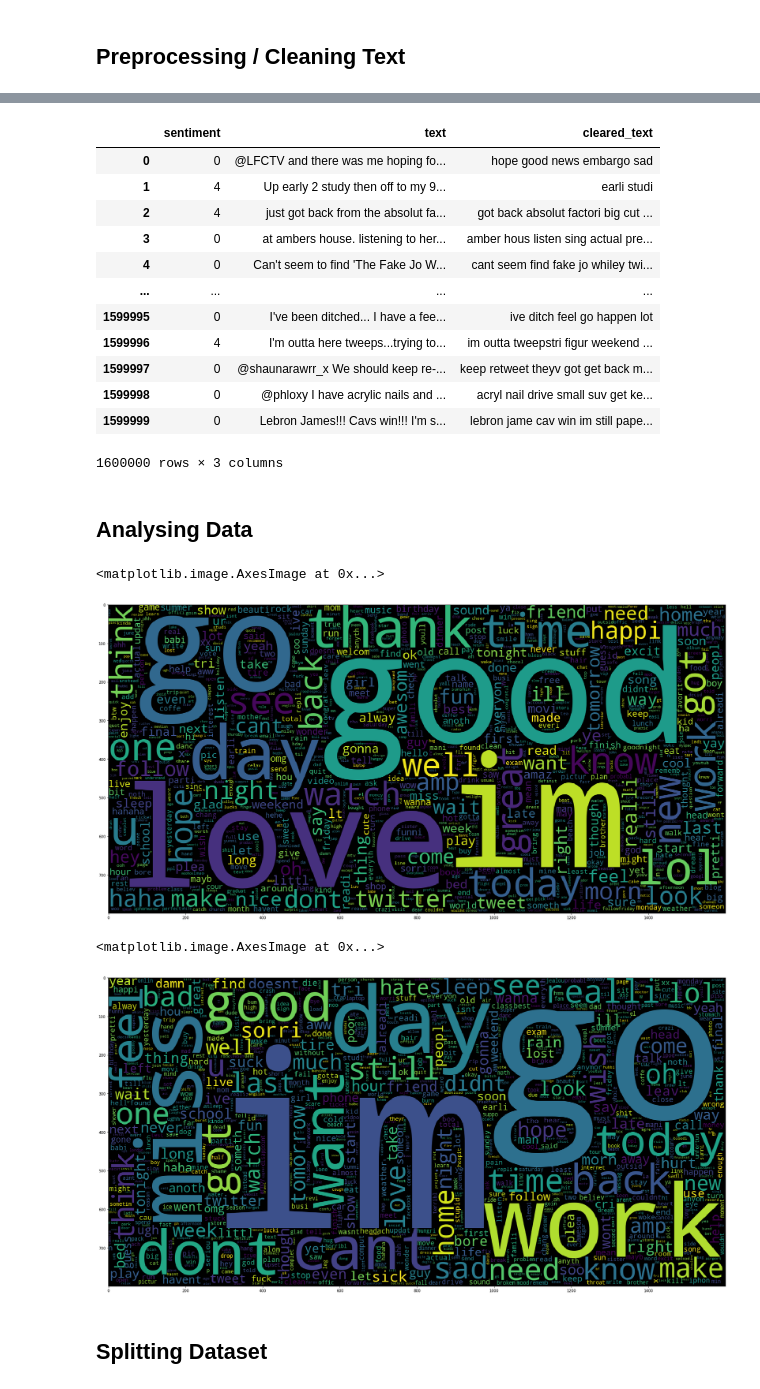
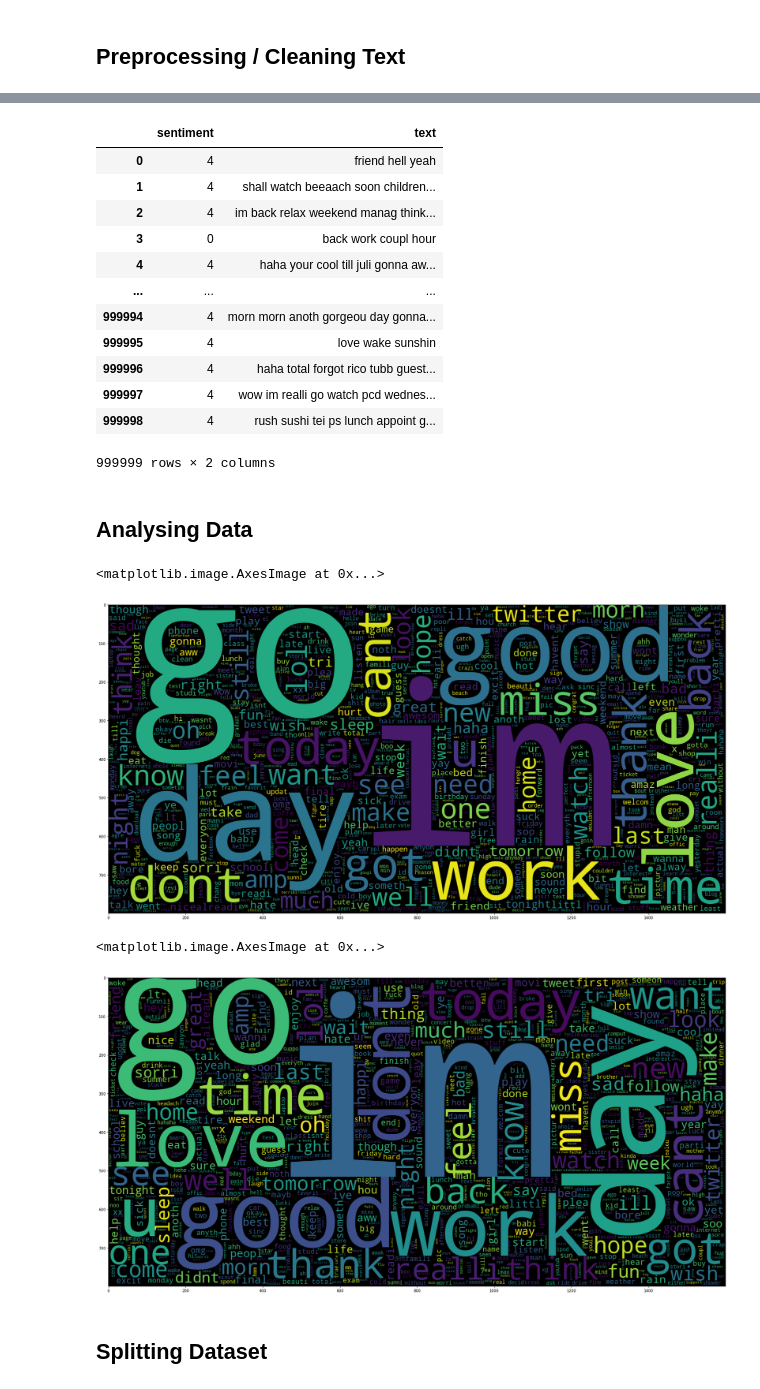
Before and after one commit to alok2244/Sentiment_Analysis-, a Jupyter notebook: Sentiment Analysis_.ipynb, the cells around one changed output, grey strips where cells are left out. Drawn from its saved outputs; the diff is of its cells as text; code cells hidden in the pictures.

```diff
--- a/Sentiment Analysis_.ipynb
+++ b/Sentiment Analysis_.ipynb
@@ -27,7 +27,7 @@ from sklearn.svm import LinearSVC
 # %%
 dataset_columns = ["sentiment" , "id" , "time" , "flag" , "user" , "text" ]
 dataset_coding = "ISO-8859-1"
-dataset = pd.read_csv("training.1600000.processed.noemoticon.csv", names = dataset_columns , encoding = dataset_coding )
+dataset = pd.read_csv("data set/training.1600000.processed.noemoticon.csv", names = dataset_columns , encoding = dataset_coding )
 # %%
 dataset.head()
 # %% [output]
@@ -101,7 +100,7 @@ def preprocess(tweet , stem = True):
     seqReplacePattern = r"\1\1"
     punc = r'[^\w\s]'
 
-    tweet = tweet.lower()
+    #tweet = tweet.lower()
     tweet = re.sub(urlPattern , '' , tweet)
     tweet = re.sub(userPattern , '' , tweet)
     tweet = re.sub(alphanumericPattern , '' , tweet)
@@ -110,7 +109,6 @@ def preprocess(tweet , stem = True):
 
     tweet = tweet.split()
     ps = PorterStemmer()
-    lemmatizer = WordNetLemmatizer()
 
     all_stopwords = stopwords.words('english')
 
@@ -121,12 +119,11 @@ def preprocess(tweet , stem = True):
                     processedText.append(ps.stem(word))
                 else:
                     processedText.append(word)
-    processedText = [lemmatizer.lemmatize(w, pos='a') for w in processedText]
 
     return " ".join(processedText)
 # %%
 cleared_dataset = dataset.sample(frac=1).reset_index(drop=True)
-cleared_dataset = cleared_dataset.iloc[0:]
+cleared_dataset = cleared_dataset.iloc[0:1000000]
 cleared_dataset.info()
 cleared_dataset["sentiment"].value_counts()
 # %% [output]
@@ -149,10 +146,10 @@ Name: sentiment, dtype: int64
 # %%
 import time
 start_time = time.time()
-#cleared_dataset = cleared_dataset.drop(cleared_dataset.index[0]).reset_index()
-cleared_dataset = cleared_dataset.drop(['time','flag','user','id'],axis=1)
-cleared_dataset["cleared_text"] = cleared_dataset["text"].apply(preprocess)
+cleared_dataset = cleared_dataset.drop(cleared_dataset.index[0]).reset_index()
+cleared_dataset = cleared_dataset.drop(['time','flag','user','id','index'],axis=1)
+cleared_dataset["text"] = cleared_dataset["text"].apply(preprocess)
 print("--- %s seconds ---" % (time.time() - start_time))
-X = cleared_dataset['cleared_text']
+X = cleared_dataset['text']
 print(X)
 # %% [output]
@@ -172,39 +169,39 @@ Name: cleared_text, Length: 1600000, dtype: object
 # %%
 cleared_dataset
 # %% [output]
-|  | sentiment | text | cleared_text |
-| 0 | 0 | @LFCTV and there was me hoping fo... | hope good news embargo sad |
-| 1 | 4 | Up early 2 study then off to my 9... | earli studi |
-| 2 | 4 | just got back from the absolut fa... | got back absolut factori big cut ... |
-| 3 | 0 | at ambers house. listening to her... | amber hous listen sing actual pre... |
-| 4 | 0 | Can't seem to find 'The Fake Jo W... | cant seem find fake jo whiley twi... |
-| ... | ... | ... | ... |
-| 1599995 | 0 | I've been ditched... I have a fee... | ive ditch feel go happen lot |
-| 1599996 | 4 | I'm outta here tweeps...trying to... | im outta tweepstri figur weekend ... |
-| 1599997 | 0 | @shaunarawrr_x We should keep re-... | keep retweet theyv got get back m... |
-| 1599998 | 0 | @phloxy I have acrylic nails and ... | acryl nail drive small suv get ke... |
-| 1599999 | 0 | Lebron James!!! Cavs win!!! I'm s... | lebron jame cav win im still pape... |
+|  | sentiment | text |
+| 0 | 4 | friend hell yeah |
+| 1 | 4 | shall watch beeaach soon children... |
+| 2 | 4 | im back relax weekend manag think... |
+| 3 | 0 | back work coupl hour |
+| 4 | 4 | haha your cool till juli gonna aw... |
+| ... | ... | ... |
+| 999994 | 4 | morn morn anoth gorgeou day gonna... |
+| 999995 | 4 | love wake sunshin |
+| 999996 | 4 | haha total forgot rico tubb guest... |
+| 999997 | 4 | wow im realli go watch pcd wednes... |
+| 999998 | 4 | rush sushi tei ps lunch appoint g... |
-1600000 rows × 3 columns
+999999 rows × 2 columns
 # %% [markdown]
 ## Analysing Data
 # %%
-positive_tweet = cleared_dataset["cleared_text"][cleared_dataset["sentiment"]==4]
+positive_tweet = cleared_dataset["text"][800000:]
 plt.figure(figsize = (30,30))
 wc = WordCloud(max_words = 1000 , width = 1600 , height = 800,
                collocations=False).generate(",".join(map(str, positive_tweet)))
 plt.imshow(wc)
 # %% [output]
 <matplotlib.image.AxesImage at 0x...>
-[figure, old version]
+[figure, new version]
 # %%
-negative_tweet = cleared_dataset["cleared_text"][cleared_dataset["sentiment"]==0]
+negative_tweet = cleared_dataset["text"][:800000]
 plt.figure(figsize = (30,30))
 wc = WordCloud(max_words = 1000 , width = 1600 , height = 800,
                collocations=False).generate(",".join(map(str, negative_tweet)))
 plt.imshow(wc)
 # %% [output]
 <matplotlib.image.AxesImage at 0x...>
-[figure, old version]
+[figure, new version]
 # %% [markdown]
 ## Splitting Dataset
 # %%
```
Also changed, not shown: parts of 20 cells of this notebook.
